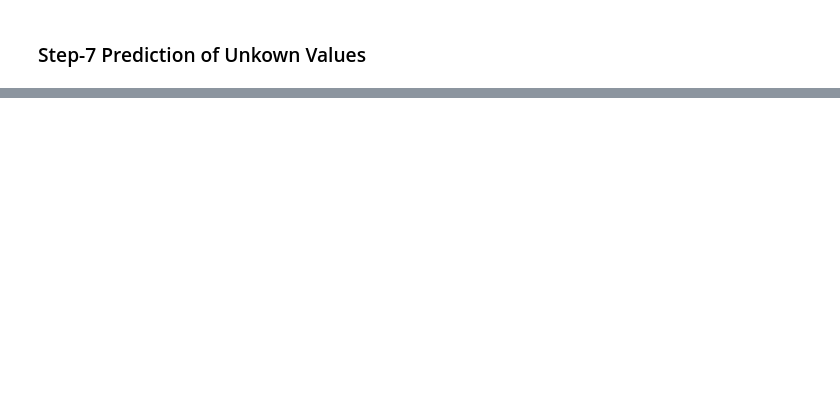
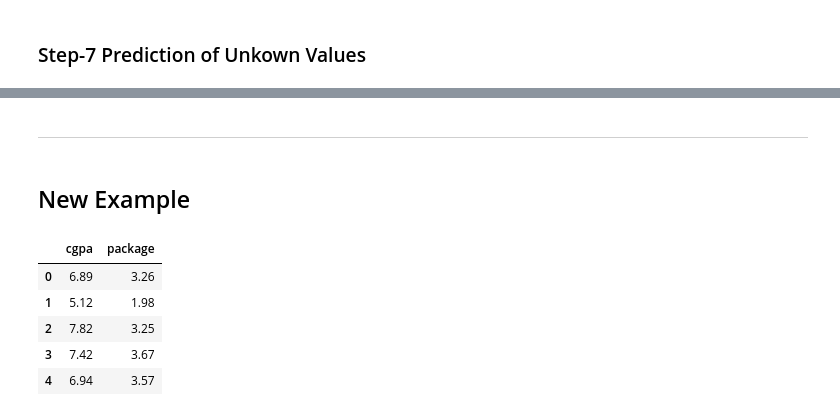
Before and after one commit to uzairafridi00/machine-learning, a Jupyter notebook: Code/SimpleLinearRegression.ipynb, the cells around one changed output, grey strips where cells are left out. Cells and saved outputs as stored; diff of their text form; code cells hidden in the pictures; blank space fills up the shorter version.

```diff
--- a/Code/SimpleLinearRegression.ipynb
+++ b/Code/SimpleLinearRegression.ipynb
@@ -96,0 +62,4 @@ array([36092.67427736, 45405.24940409, 54717.82453082, 64030.39965754,
+# %% [markdown]
+____
+# %% [markdown]
+## New Example
@@ -96,0 +71,10 @@ array([36092.67427736, 45405.24940409, 54717.82453082, 64030.39965754,
+# %%
+df = pd.read_csv('assets/placement.csv')
+df.head()
+# %% [output]
+|  | cgpa | package |
+| 0 | 6.89 | 3.26 |
+| 1 | 5.12 | 1.98 |
+| 2 | 7.82 | 3.25 |
+| 3 | 7.42 | 3.67 |
+| 4 | 6.94 | 3.57 |
```
Also changed, not shown: parts of 26 cells of this notebook, 2 other files.
